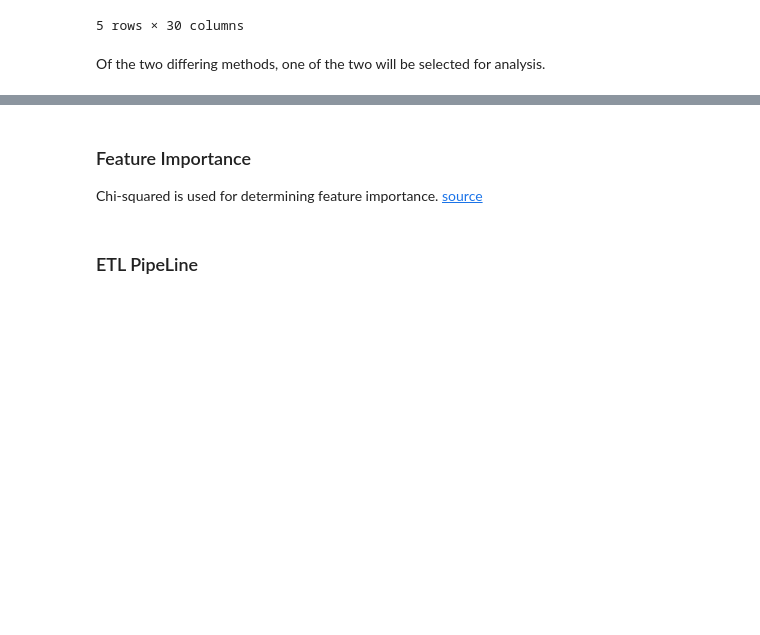
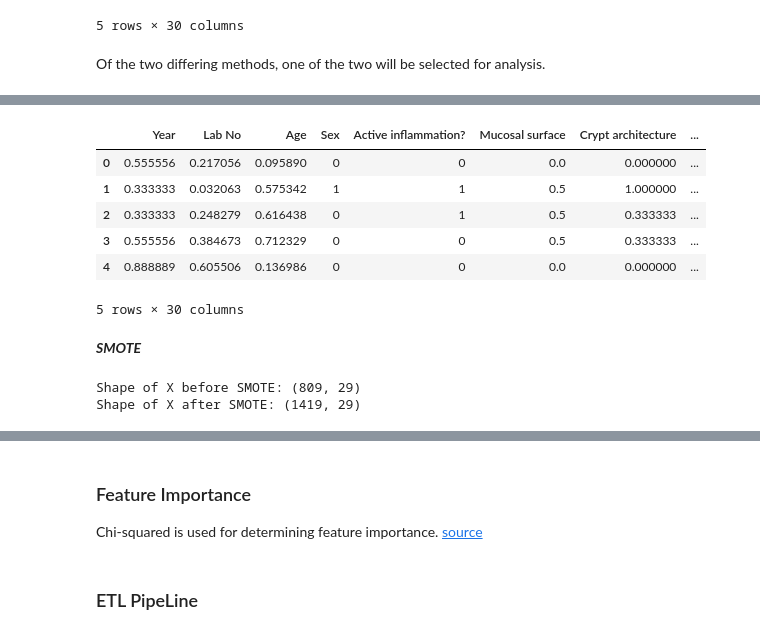
Before and after one commit to pretttyvo/Capstone_B, a Jupyter notebook: Jupyter notebook/CapStone B Final WB.ipynb, the cells around one changed output, grey strips where cells are left out. Saved outputs shown, nothing was run; the diff lists cells and outputs as text; code cells hidden in the pictures; blank space fills up the shorter version.

Commit message:
smote added

```diff
--- a/Jupyter notebook/CapStone B Final WB.ipynb
+++ b/Jupyter notebook/CapStone B Final WB.ipynb
@@ -938,0 +927,12 @@ df_ord_scale = df_ord_scale.merge(df_reset_od["Confirmed diagnosis"], how="inner
+# %%
+df_ord_scale.head()
+# %% [output]
+|  | Year | Lab No | Age | Sex | Active inflammation? | Mucosal surface | Crypt architecture | ... |
+| 0 | 0.555556 | 0.217056 | 0.095890 | 0 | 0 | 0.0 | 0.000000 | ... |
+| 1 | 0.333333 | 0.032063 | 0.575342 | 1 | 1 | 0.5 | 1.000000 | ... |
+| 2 | 0.333333 | 0.248279 | 0.616438 | 0 | 1 | 0.5 | 0.333333 | ... |
+| 3 | 0.555556 | 0.384673 | 0.712329 | 0 | 0 | 0.5 | 0.333333 | ... |
+| 4 | 0.888889 | 0.605506 | 0.136986 | 0 | 0 | 0.0 | 0.000000 | ... |
+5 rows × 30 columns
+# %% [markdown]
+***SMOTE***
@@ -938,0 +946,8 @@ df_ord_scale = df_ord_scale.merge(df_reset_od["Confirmed diagnosis"], how="inner
+# %%
+X_sm, y_sm = sm.fit_resample(X_ord, y_ord)
+
+print(f'''Shape of X before SMOTE: {X_ord.shape}
+Shape of X after SMOTE: {X_sm.shape}''')
+# %% [output]
+Shape of X before SMOTE: (809, 29)
+Shape of X after SMOTE: (1419, 29)
```
Also changed, not shown: parts of 6 cells of this notebook.
